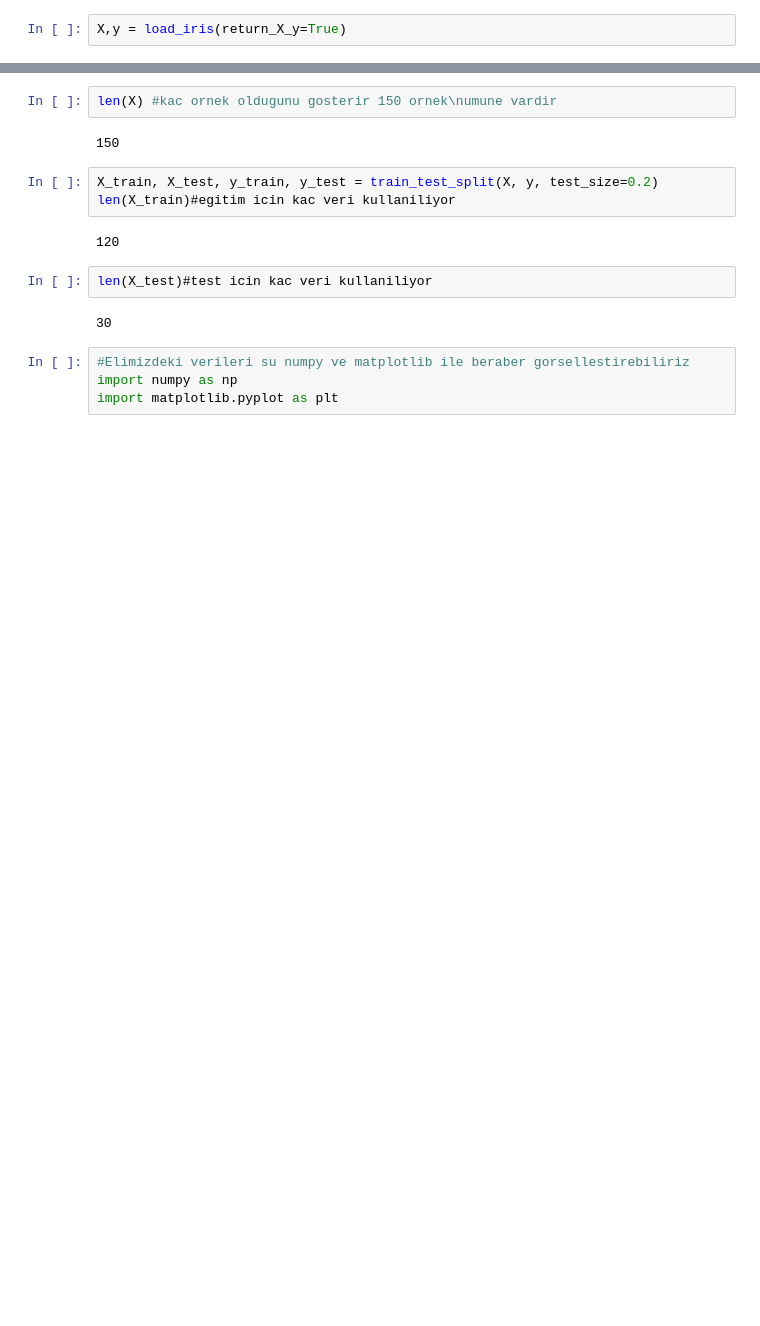
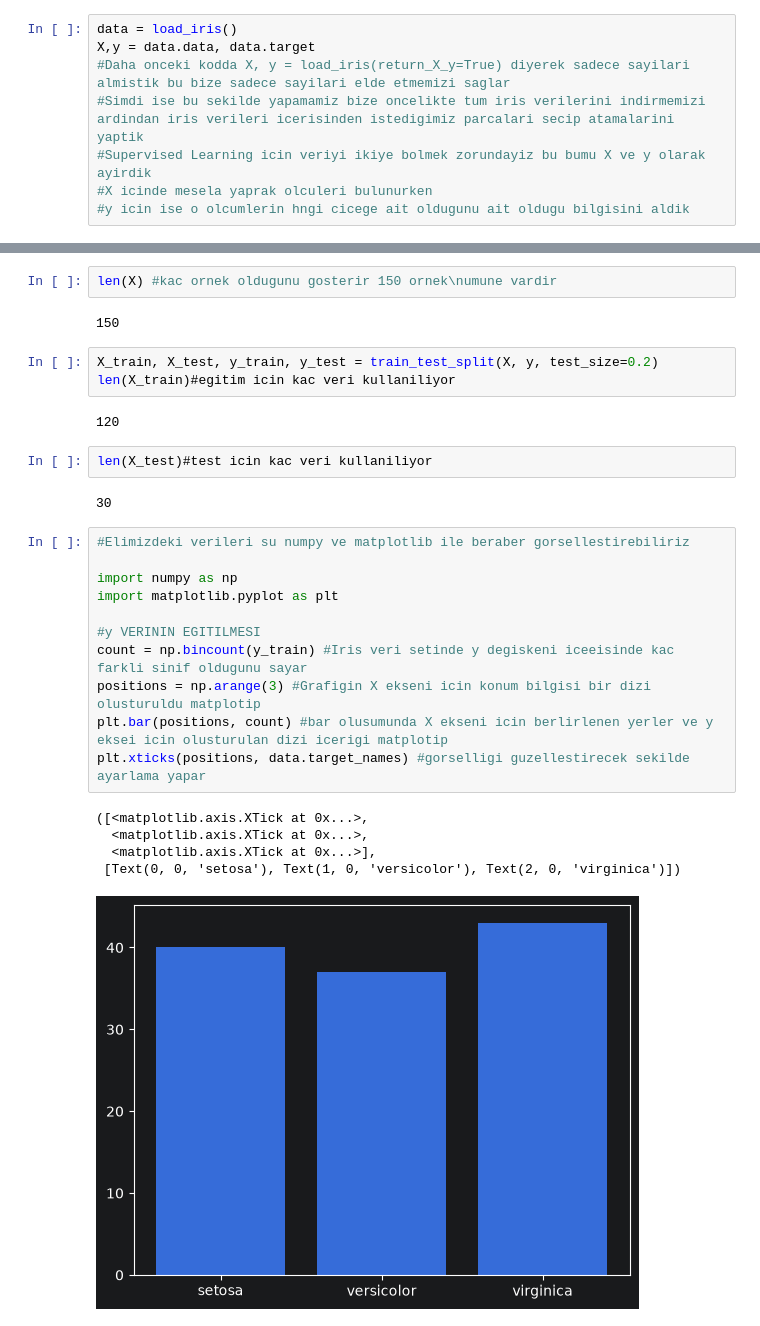
Before and after one commit to evrenunaal/AI-and-Image-Processing-Roadmap, a Jupyter notebook: 03_Scikit_Fundamentals/03_sckit_splitting_data.ipynb, the cells around one changed output, grey strips where cells are left out. Cells and saved outputs as stored; diff of their text form; blank space fills up the shorter version.

```diff
--- a/03_Scikit_Fundamentals/03_sckit_splitting_data.ipynb
+++ b/03_Scikit_Fundamentals/03_sckit_splitting_data.ipynb
@@ -5,7 +6,13 @@ from sklearn.model_selection import train_test_split
 #load_iris data setinin yuklemesi yapildi
 #train_test_split: ile beraber ise elimizdeki veriyi 2 ye bolmeye yarar bu bolum ile beraber makinenin ogrenip ogrenmedigine dair veriyi bolumden kalan diger yari ile test etmemize yarar
 # %%
-X,y = load_iris(return_X_y=True)
+data = load_iris()
+X,y = data.data, data.target
+#Daha onceki kodda X, y = load_iris(return_X_y=True) diyerek sadece sayilari almistik bu bize sadece sayilari elde etmemizi saglar
+#Simdi ise bu sekilde yapamamiz bize oncelikte tum iris verilerini indirmemizi ardindan iris verileri icerisinden istedigimiz parcalari secip atamalarini yaptik
+#Supervised Learning icin veriyi ikiye bolmek zorundayiz bu bumu X ve y olarak ayirdik
+#X icinde mesela yaprak olculeri bulunurken
+#y icin ise o olcumlerin hngi cicege ait oldugunu ait oldugu bilgisini aldik
 # %%
 X
 # %% [output]
@@ -81,5 +88,18 @@ len(X_test)#test icin kac veri kullaniliyor
 30
 # %%
 #Elimizdeki verileri su numpy ve matplotlib ile beraber gorsellestirebiliriz
+
 import numpy as np
 import matplotlib.pyplot as plt
+
+#y VERININ EGITILMESI
+count = np.bincount(y_train) #Iris veri setinde y degiskeni iceeisinde kac farkli sinif oldugunu sayar
+positions = np.arange(3) #Grafigin X ekseni icin konum bilgisi bir dizi olusturuldu matplotip
+plt.bar(positions, count) #bar olusumunda X ekseni icin berlirlenen yerler ve y eksei icin olusturulan dizi icerigi matplotip
+plt.xticks(positions, data.target_names) #gorselligi guzellestirecek sekilde ayarlama yapar
+# %% [output]
+([<matplotlib.axis.XTick at 0x...>,
+  <matplotlib.axis.XTick at 0x...>,
+  <matplotlib.axis.XTick at 0x...>],
+ [Text(0, 0, 'setosa'), Text(1, 0, 'versicolor'), Text(2, 0, 'virginica')])
+[figure, added]
```
Also changed, not shown: parts of 4 cells of this notebook, 1 other file.
